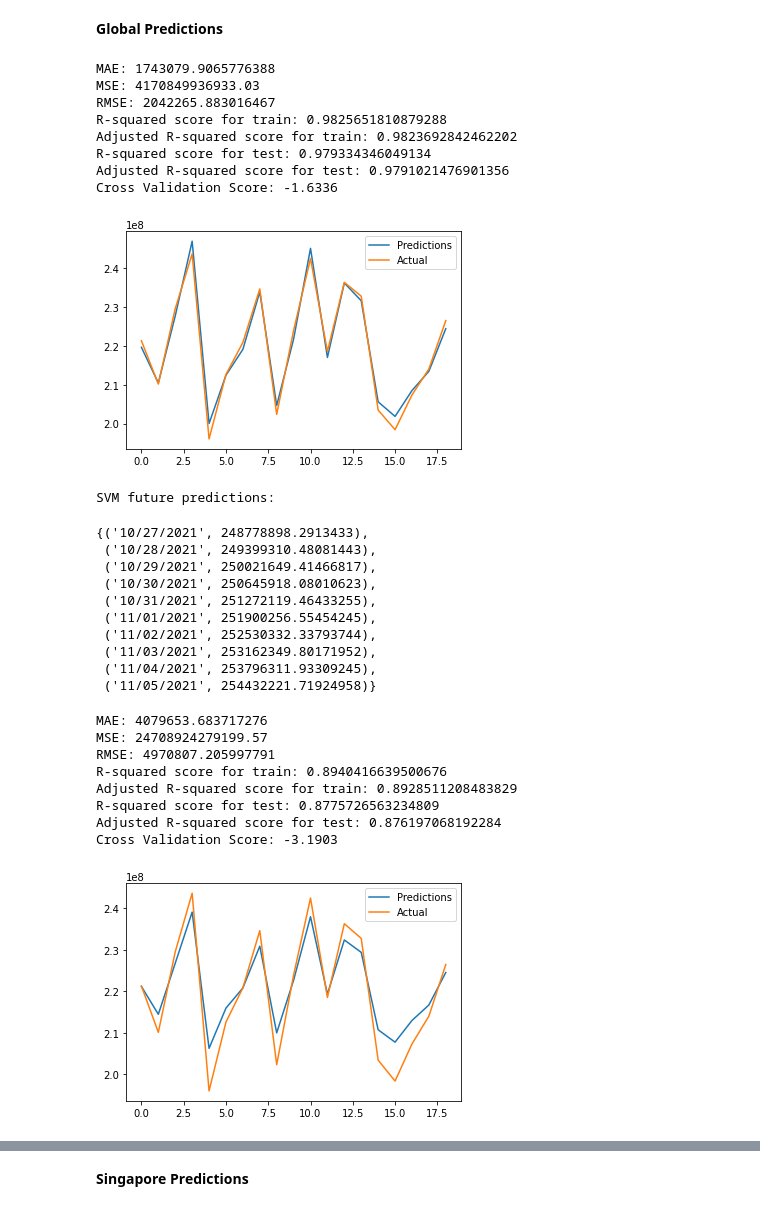
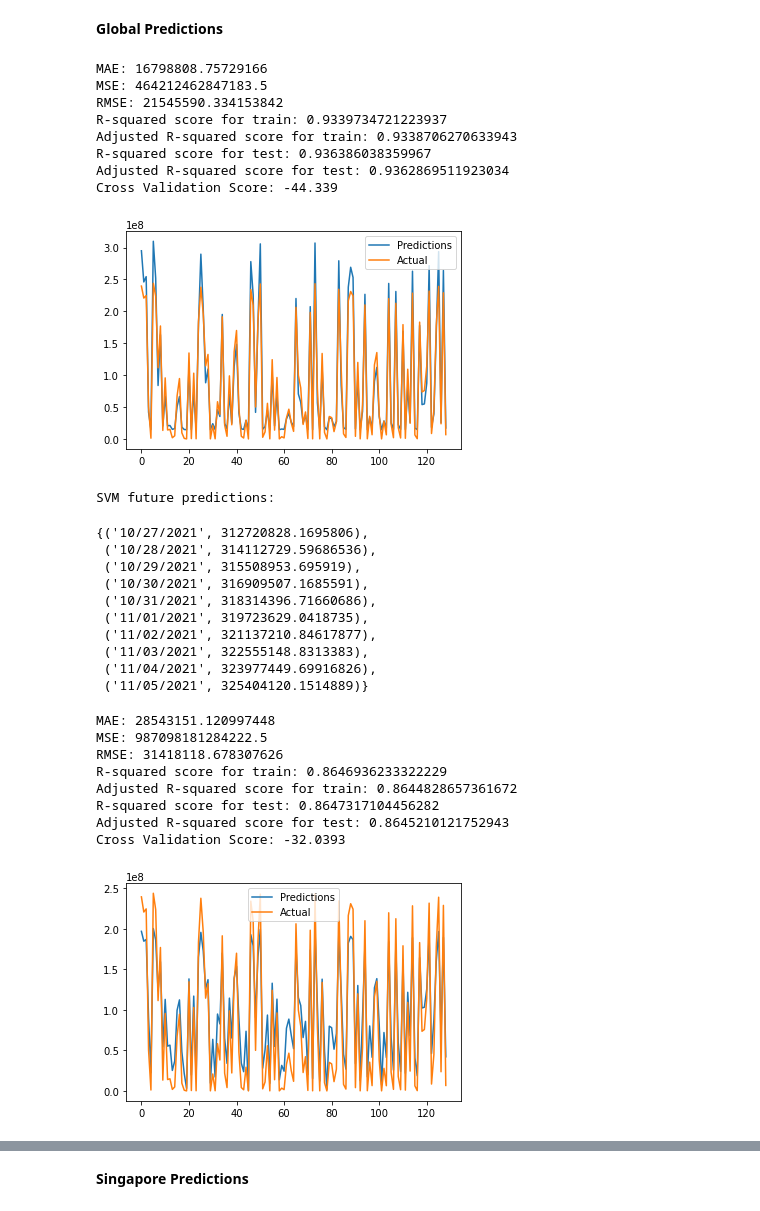
Before and after one commit to dvh549/Data_Mining, a Jupyter notebook: Covid-19 SVM & Linear Regression.ipynb, the cells around one changed output, grey strips where cells are left out. Cells and saved outputs as stored; diff of their text form; code cells hidden in the pictures.

Commit message:
Updated to include whole dataset for train & test

```diff
--- a/Covid-19 SVM & Linear Regression.ipynb
+++ b/Covid-19 SVM & Linear Regression.ipynb
@@ -459,7 +459,8 @@ start = datetime.date(2021, 1, 1)
 today = datetime.date.today()
 diff = today - start
 days_to_skip = future_forecast[-1][0] - (100 or diff.days)
-X_train_confirmed, X_test_confirmed, y_train_confirmed, y_test_confirmed = train_test_split(days_since_1_22[days_to_skip:], world_cases[days_to_skip:], test_size=0.20, random_state=42)
+# X_train_confirmed, X_test_confirmed, y_train_confirmed, y_test_confirmed = train_test_split(days_since_1_22[days_to_skip:], world_cases[days_to_skip:], test_size=0.20, random_state=42)
+X_train_confirmed, X_test_confirmed, y_train_confirmed, y_test_confirmed = train_test_split(days_since_1_22, world_cases, test_size=0.20, random_state=42)
 # %%
 # Building the SVM model
 
@@ -486,8 +487,10 @@ svm_test_pred = svm_confirmed.predict(X_test_confirmed)
 plt.plot(svm_test_pred, label="Predictions")
 plt.plot(y_test_confirmed, label="Actual")
 plt.legend(loc="best")
-train_adjusted_r2 = 1 - (1-svm_confirmed.score(X_train_confirmed, y_train_confirmed)) * (len(world_cases[days_to_skip:])-1)/(len(world_cases[days_to_skip:])-days_since_1_22[days_to_skip:].shape[1]-1)
-test_adjusted_r2 = 1 - (1-svm_confirmed.score(X_test_confirmed, y_test_confirmed)) * (len(world_cases[days_to_skip:])-1)/(len(world_cases[days_to_skip:])-days_since_1_22[days_to_skip:].shape[1]-1)
+# train_adjusted_r2 = 1 - (1-svm_confirmed.score(X_train_confirmed, y_train_confirmed)) * (len(world_cases[days_to_skip:])-1)/(len(world_cases[days_to_skip:])-days_since_1_22[days_to_skip:].shape[1]-1)
+# test_adjusted_r2 = 1 - (1-svm_confirmed.score(X_test_confirmed, y_test_confirmed)) * (len(world_cases[days_to_skip:])-1)/(len(world_cases[days_to_skip:])-days_since_1_22[days_to_skip:].shape[1]-1)
+train_adjusted_r2 = 1 - (1-svm_confirmed.score(X_train_confirmed, y_train_confirmed)) * (len(world_cases)-1)/(len(world_cases)-days_since_1_22.shape[1]-1)
+test_adjusted_r2 = 1 - (1-svm_confirmed.score(X_test_confirmed, y_test_confirmed)) * (len(world_cases)-1)/(len(world_cases)-days_since_1_22.shape[1]-1)
 print('MAE:', mean_absolute_error(y_test_confirmed, svm_test_pred))
 print('MSE:', mean_squared_error(y_test_confirmed, svm_test_pred))
 print('RMSE:', np.sqrt(mean_squared_error(y_test_confirmed, svm_test_pred)))
@@ -495,17 +498,18 @@ print('R-squared score for train:', svm_confirmed.score(X_train_confirmed, y_tra
 print('Adjusted R-squared score for train:', train_adjusted_r2)
 print('R-squared score for test:', svm_confirmed.score(X_test_confirmed, y_test_confirmed))
 print('Adjusted R-squared score for test:', test_adjusted_r2)
-print('Cross Validation Score:', round(np.mean(cross_val_score(svm_confirmed, days_since_1_22[days_to_skip:], world_cases[days_to_skip:].ravel(), cv=5)), 4))
+# print('Cross Validation Score:', round(np.mean(cross_val_score(svm_confirmed, days_since_1_22[days_to_skip:], world_cases[days_to_skip:].ravel(), cv=5)), 4))
+print('Cross Validation Score:', round(np.mean(cross_val_score(svm_confirmed, days_since_1_22, world_cases.ravel(), cv=5)), 4))
 # %% [output]
-MAE: 1743079.9065776388
-MSE: 4170849936933.03
-RMSE: 2042265.883016467
-R-squared score for train: 0.9825651810879288
-Adjusted R-squared score for train: 0.9823692842462202
-R-squared score for test: 0.979334346049134
-Adjusted R-squared score for test: 0.9791021476901356
-Cross Validation Score: -1.6336
+MAE: 16798808.75729166
+MSE: 464212462847183.5
+RMSE: 21545590.334153842
+R-squared score for train: 0.9339734721223937
+Adjusted R-squared score for train: 0.9338706270633943
+R-squared score for test: 0.936386038359967
+Adjusted R-squared score for test: 0.9362869511923034
+Cross Validation Score: -44.339
-[figure, old version]
+[figure, new version]
 # %%
 # Confirmed vs Predicted cases
 
@@ -526,16 +530,16 @@ print('SVM future predictions:')
 set(zip(future_forecast_dates[-10:], svm_pred[-10:]))
 # %% [output]
 SVM future predictions:
-{('10/27/2021', 248778898.2913433),
- ('10/28/2021', 249399310.48081443),
- ('10/29/2021', 250021649.41466817),
- ('10/30/2021', 250645918.08010623),
- ('10/31/2021', 251272119.46433255),
- ('11/01/2021', 251900256.55454245),
- ('11/02/2021', 252530332.33793744),
- ('11/03/2021', 253162349.80171952),
- ('11/04/2021', 253796311.93309245),
- ('11/05/2021', 254432221.71924958)}
+{('10/27/2021', 312720828.1695806),
+ ('10/28/2021', 314112729.59686536),
+ ('10/29/2021', 315508953.695919),
+ ('10/30/2021', 316909507.1685591),
+ ('10/31/2021', 318314396.71660686),
+ ('11/01/2021', 319723629.0418735),
+ ('11/02/2021', 321137210.84617877),
+ ('11/03/2021', 322555148.8313383),
+ ('11/04/2021', 323977449.69916826),
+ ('11/05/2021', 325404120.1514889)}
 # %%
 # Using Linear regression model to make predictions
 
@@ -546,24 +550,27 @@ linear_pred = linear_model.predict(future_forecast)
 # %%
 plt.plot(test_linear_pred, label="Predictions")
 plt.plot(y_test_confirmed, label="Actual")
 plt.legend(loc="best")
-train_adjusted_r2 = 1 - (1-linear_model.score(X_train_confirmed, y_train_confirmed)) * (len(world_cases[days_to_skip:])-1)/(len(world_cases[days_to_skip:])-days_since_1_22[days_to_skip:].shape[1]-1)
-test_adjusted_r2 = 1 - (1-linear_model.score(X_test_confirmed, y_test_confirmed)) * (len(world_cases[days_to_skip:])-1)/(len(world_cases[days_to_skip:])-days_since_1_22[days_to_skip:].shape[1]-1)
+# train_adjusted_r2 = 1 - (1-linear_model.score(X_train_confirmed, y_train_confirmed)) * (len(world_cases[days_to_skip:])-1)/(len(world_cases[days_to_skip:])-days_since_1_22[days_to_skip:].shape[1]-1)
+# test_adjusted_r2 = 1 - (1-linear_model.score(X_test_confirmed, y_test_confirmed)) * (len(world_cases[days_to_skip:])-1)/(len(world_cases[days_to_skip:])-days_since_1_22[days_to_skip:].shape[1]-1)
+train_adjusted_r2 = 1 - (1-linear_model.score(X_train_confirmed, y_train_confirmed)) * (len(world_cases)-1)/(len(world_cases)-days_since_1_22.shape[1]-1)
+test_adjusted_r2 = 1 - (1-linear_model.score(X_test_confirmed, y_test_confirmed)) * (len(world_cases)-1)/(len(world_cases)-days_since_1_22.shape[1]-1)
 print('MAE:', mean_absolute_error(y_test_confirmed, test_linear_pred))
 print('MSE:', mean_squared_error(y_test_confirmed, test_linear_pred))
 print('RMSE:', np.sqrt(mean_squared_error(y_test_confirmed, test_linear_pred)))
 print('R-squared score for train:', linear_model.score(X_train_confirmed, y_train_confirmed))
 print('Adjusted R-squared score for train:', train_adjusted_r2)
 print('R-squared score for test:', linear_model.score(X_test_confirmed, y_test_confirmed))
 print('Adjusted R-squared score for test:', test_adjusted_r2)
-print('Cross Validation Score:', round(np.mean(cross_val_score(linear_model, days_since_1_22[days_to_skip:], world_cases[days_to_skip:], cv=5)), 4))
+# print('Cross Validation Score:', round(np.mean(cross_val_score(linear_model, days_since_1_22[days_to_skip:], world_cases[days_to_skip:], cv=5)), 4))
+print('Cross Validation Score:', round(np.mean(cross_val_score(linear_model, days_since_1_22, world_cases, cv=5)), 4))
 # %% [output]
-MAE: 4079653.683717276
-MSE: 24708924279199.57
-RMSE: 4970807.205997791
-R-squared score for train: 0.8940416639500676
-Adjusted R-squared score for train: 0.8928511208483829
-R-squared score for test: 0.8775726563234809
-Adjusted R-squared score for test: 0.876197068192284
-Cross Validation Score: -3.1903
+MAE: 28543151.120997448
+MSE: 987098181284222.5
+RMSE: 31418118.678307626
+R-squared score for train: 0.8646936233322229
+Adjusted R-squared score for train: 0.8644828657361672
+R-squared score for test: 0.8647317104456282
+Adjusted R-squared score for test: 0.8645210121752943
+Cross Validation Score: -32.0393
-[figure, old version]
+[figure, new version]
```
Also changed, not shown: parts of 10 cells of this notebook.
